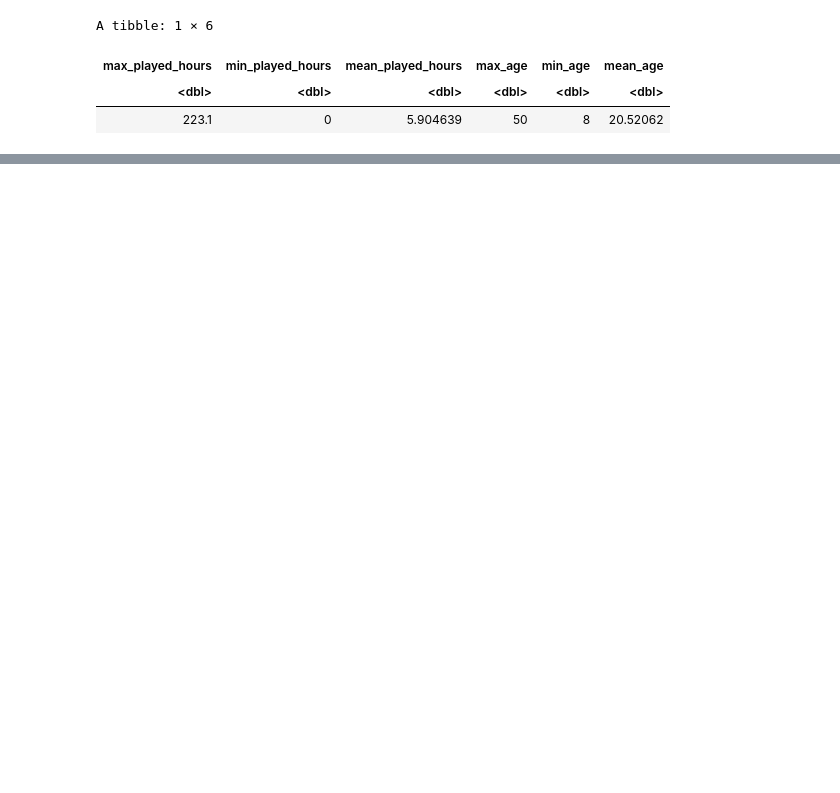
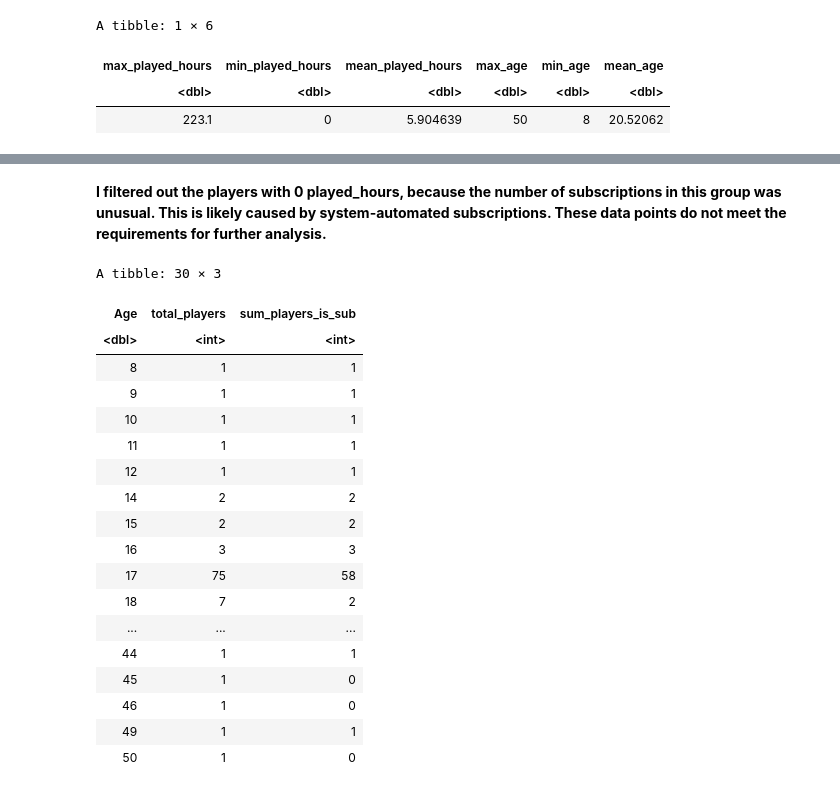
Before and after one commit to yang67776/dsci-100-2025s-project, a Jupyter notebook: dsci project.ipynb, the cells around one changed output, grey strips where cells are left out. Cells and saved outputs as stored; diff of their text form; code cells hidden in the pictures; blank space fills up the shorter version.

```diff
--- a/dsci project.ipynb
+++ b/dsci project.ipynb
@@ -76,0 +105,31 @@ A tibble: 1 × 6
+# %% [markdown]
+**I filtered out the players with 0 played_hours, because the number of subscriptions
+in this group was unusual.
+This is likely caused by system-automated subscriptions. These data points
+ do not meet the requirements for further analysis.**
+# %%
+num_subscribe_in_age <- clean_player_data |>
+group_by(Age) |>
+  summarize(total_players = n(),
+             sum_players_is_sub = sum(subscribe == TRUE))
+num_subscribe_in_age
+# %% [output]
+A tibble: 30 × 3
+| Age | total_players | sum_players_is_sub |
+| <dbl> | <int> | <int> |
+| 8 | 1 | 1 |
+| 9 | 1 | 1 |
+| 10 | 1 | 1 |
+| 11 | 1 | 1 |
+| 12 | 1 | 1 |
+| 14 | 2 | 2 |
+| 15 | 2 | 2 |
+| 16 | 3 | 3 |
+| 17 | 75 | 58 |
+| 18 | 7 | 2 |
+| ... | ... | ... |
+| 44 | 1 | 1 |
+| 45 | 1 | 0 |
+| 46 | 1 | 0 |
+| 49 | 1 | 1 |
+| 50 | 1 | 0 |
```
Also changed, not shown: parts of 9 cells of this notebook.
